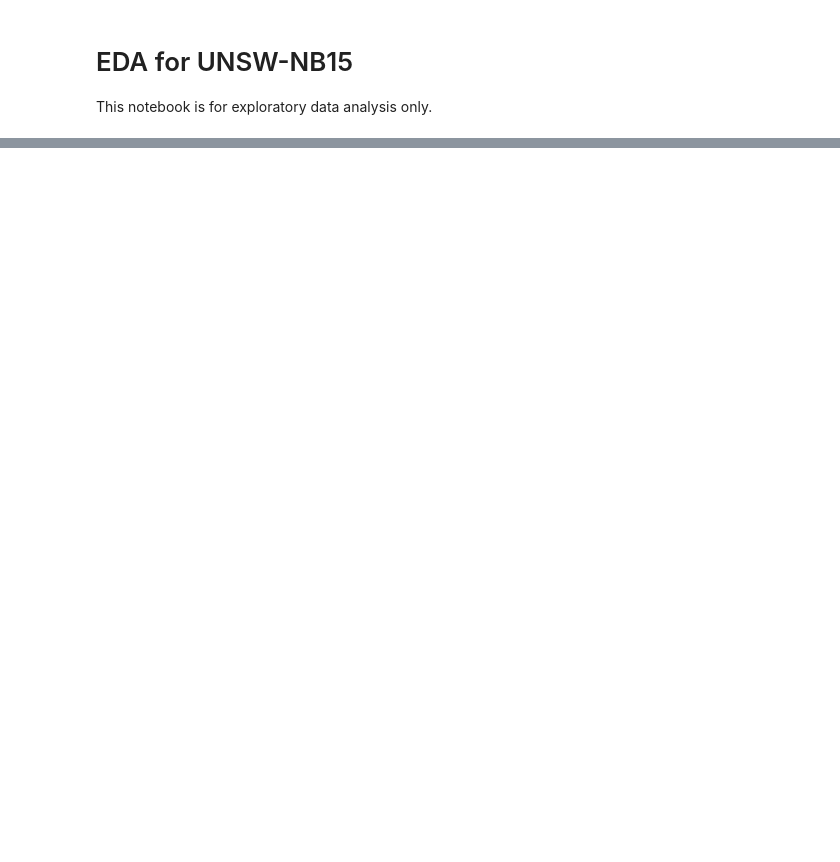
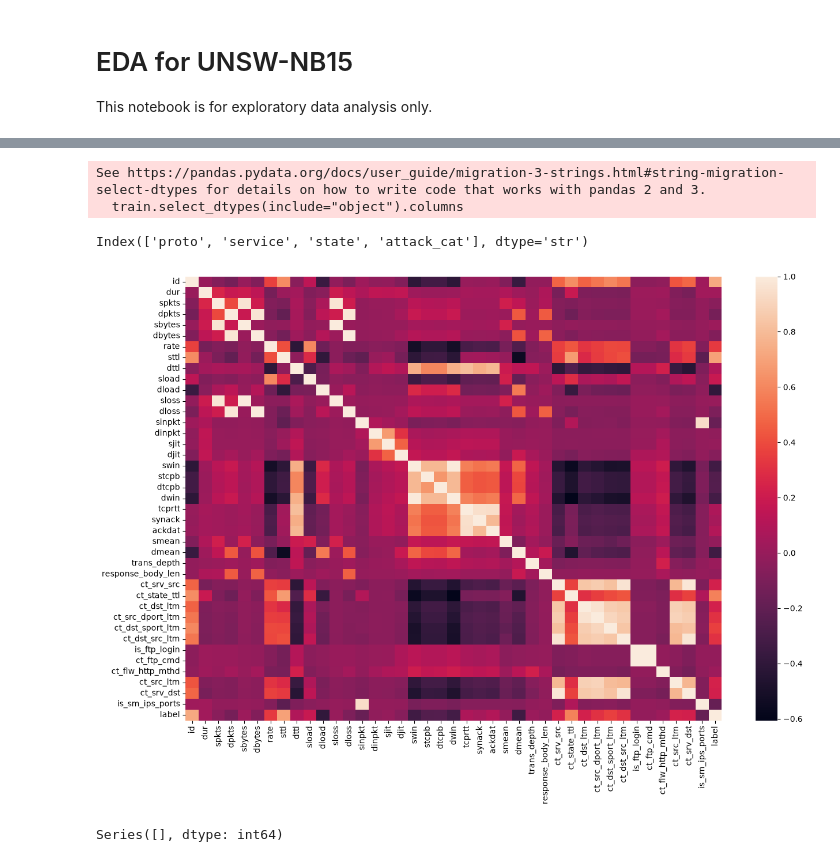
Before and after one commit to seemasultana7362/Federated-IoT, a Jupyter notebook: notebooks/EDA.ipynb, the cells around one changed output, grey strips where cells are left out. Drawn from its saved outputs; the diff is of its cells as text; code cells hidden in the pictures; blank space fills up the shorter version.

```diff
--- a/notebooks/EDA.ipynb
+++ b/notebooks/EDA.ipynb
@@ -28,0 +144,23 @@ train["label"].value_counts()
+# %%
+train.select_dtypes(include="object").columns
+# %% [output]
+See https://pandas.pydata.org/docs/user_guide/migration-3-strings.html#string-migration-select-dtypes for details on how to write code that works with pandas 2 and 3.
+  train.select_dtypes(include="object").columns
+Index(['proto', 'service', 'state', 'attack_cat'], dtype='str')
+# %%
+numeric = train.select_dtypes(include=np.number)
+corr = numeric.corr()
+# %%
+plt.figure(figsize=(15,10))
+
+sns.heatmap(corr)
+
+plt.show()
+# %% [output]
+[figure, added]
+# %%
+missing = train.isnull().sum()
+
+missing[missing > 0]
+# %% [output]
+Series([], dtype: int64)
```
Also changed, not shown: parts of 25 cells of this notebook, 12 other files.
